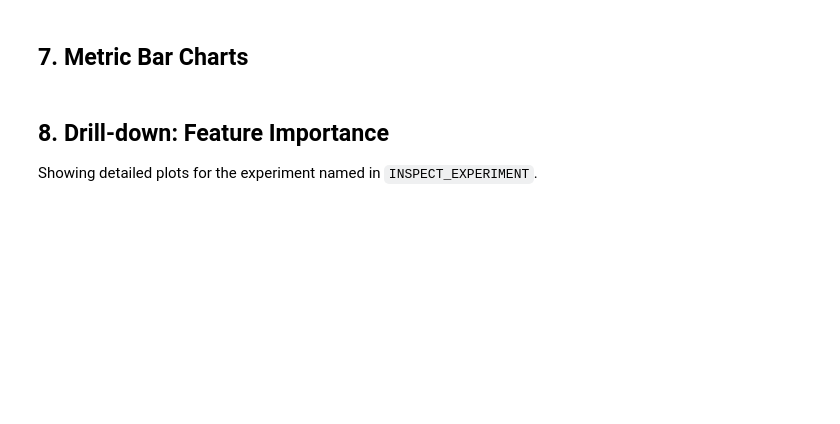
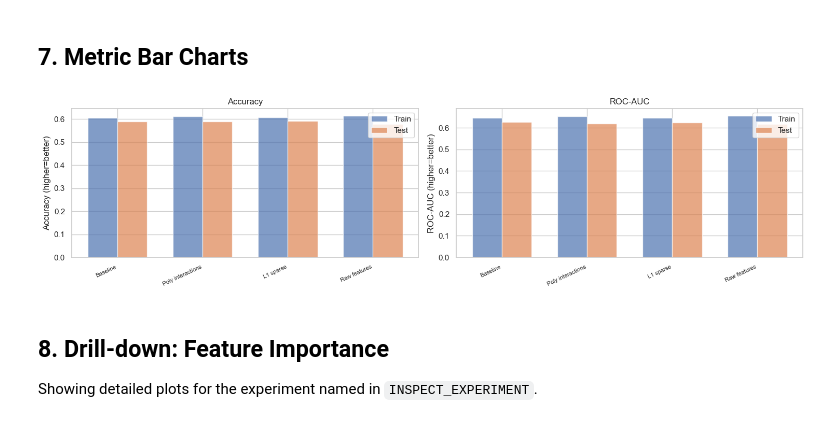
Before and after one commit to kjoikle/baseball-lineup-win-prediction, a Jupyter notebook: experiments.ipynb, the cells around one changed output. Cells and saved outputs as stored; diff of their text form; code cells hidden in the pictures; blank space fills up the shorter version.

Commit message:
experiments

```diff
--- a/experiments.ipynb
+++ b/experiments.ipynb
@@ -13,6 +13,8 @@ DATA_DIR      = Path("data")
 TRAIN_PATH    = DATA_DIR / "train_features.parquet"
 TEST_PATH     = DATA_DIR / "test_features.parquet"
 METADATA_COLS = ["date", "home_team", "away_team", "home_win"]
+
+RANDOM_SEED = 42
 
 # ── Experiments ──────────────────────────────────────────────────────────────
 # Each dict defines one full pipeline run. Keys:
@@ -29,15 +31,7 @@ EXPERIMENTS = [
         "use_scale":        False,
         "poly_degree":      None,
         "poly_interaction": True,
-        "model": {"penalty": "l2", "C": 1.0, "max_iter": 10000, "random_state": 42},
-    },
-    {
-        "name":             "Poly interactions (diff, L2 C=0.1)",
-        "use_differential": True,
-        "use_scale":        False,
-        "poly_degree":      2,
-        "poly_interaction": True,
-        "model": {"penalty": "l2", "C": 0.1, "max_iter": 10000, "random_state": 42},
+        "model": {"penalty": "l2", "C": 1.0, "max_iter": 10000, "random_state": RANDOM_SEED},
     },
     {
         "name":             "Poly interactions (diff, L2 C=0.01)",
@@ -45,7 +39,7 @@ EXPERIMENTS = [
         "use_scale":        False,
         "poly_degree":      2,
         "poly_interaction": True,
-        "model": {"penalty": "l2", "C": 0.01, "max_iter": 10000, "random_state": 42},
+        "model": {"penalty": "l2", "C": 0.01, "max_iter": 10000, "random_state": RANDOM_SEED},
     },
     {
         "name":             "L1 sparse (diff, no poly)",
@@ -53,7 +47,7 @@ EXPERIMENTS = [
         "use_scale":        False,
         "poly_degree":      None,
         "poly_interaction": True,
-        "model": {"penalty": "l1", "C": 1.0, "solver": "liblinear", "max_iter": 10000, "random_state": 42},
+        "model": {"penalty": "l1", "C": 1.0, "solver": "liblinear", "max_iter": 10000, "random_state": RANDOM_SEED},
     },
     {
         "name":             "Raw features (no diff, L2 C=1)",
@@ -61,13 +55,13 @@ EXPERIMENTS = [
         "use_scale":        False,
         "poly_degree":      None,
         "poly_interaction": True,
-        "model": {"penalty": "l2", "C": 1.0, "max_iter": 10000, "random_state": 42},
+        "model": {"penalty": "l2", "C": 1.0, "max_iter": 10000, "random_state": RANDOM_SEED},
     },
 ]
 
 # ── Drill-down ───────────────────────────────────────────────────────────────
 # Name of experiment to show detailed feature importance + calibration plots for
-INSPECT_EXPERIMENT = "Poly interactions (diff, L2 C=0.1)"
+INSPECT_EXPERIMENT = "L1 sparse (diff, no poly)"
 
 # ── Evaluation ───────────────────────────────────────────────────────────────
 CALIBRATION_BINS = 10
@@ -201,8 +200,6 @@ def run_experiment(cfg, train_df, test_df, feat_cols, y_train, y_test):
         "test_acc":      accuracy_score(y_test,  y_pred_te),
         "train_auc":     roc_auc_score(y_train,  y_prob_tr),
         "test_auc":      roc_auc_score(y_test,   y_prob_te),
-        "train_brier":   brier_score_loss(y_train, y_prob_tr),
-        "test_brier":    brier_score_loss(y_test,  y_prob_te),
         "n_iter":        model.n_iter_[0],
         "n_features":    X_tr_arr.shape[1],
     }
@@ -259,28 +269,29 @@ plt.show()
 # %% [markdown]
 ## 7. Metric Bar Charts
 # %%
-fig, axes = plt.subplots(1, 3, figsize=(15, 4))
+fig, axes = plt.subplots(1, 2, figsize=(15, 4))
 names = [r["name"] for r in results]
 short_names = [n.split("(")[0].strip() for n in names]  # trim long labels
 
 for ax, (train_key, test_key, title, lower_better) in zip(axes, [
     ("train_acc",   "test_acc",   "Accuracy",    False),
     ("train_auc",   "test_auc",   "ROC-AUC",     False),
-    ("train_brier", "test_brier", "Brier Score", True),
 ]):
     x   = range(len(results))
     bar_w = 0.35
     ax.bar([i - bar_w/2 for i in x], [r[train_key] for r in results], bar_w, label="Train", alpha=0.7)
     ax.bar([i + bar_w/2 for i in x], [r[test_key]  for r in results], bar_w, label="Test",  alpha=0.7)
     ax.set_xticks(list(x))
     ax.set_xticklabels(short_names, rotation=25, ha="right", fontsize=8)
     ax.set_title(title)
     note = "(lower=better)" if lower_better else "(higher=better)"
     ax.set_ylabel(f"{title} {note}")
     ax.legend()
 
 plt.tight_layout()
 plt.show()
+# %% [output]
+[figure, added]
 # %% [markdown]
 ## 8. Drill-down: Feature Importance
 
```
Also changed, not shown: parts of 8 cells of this notebook.
